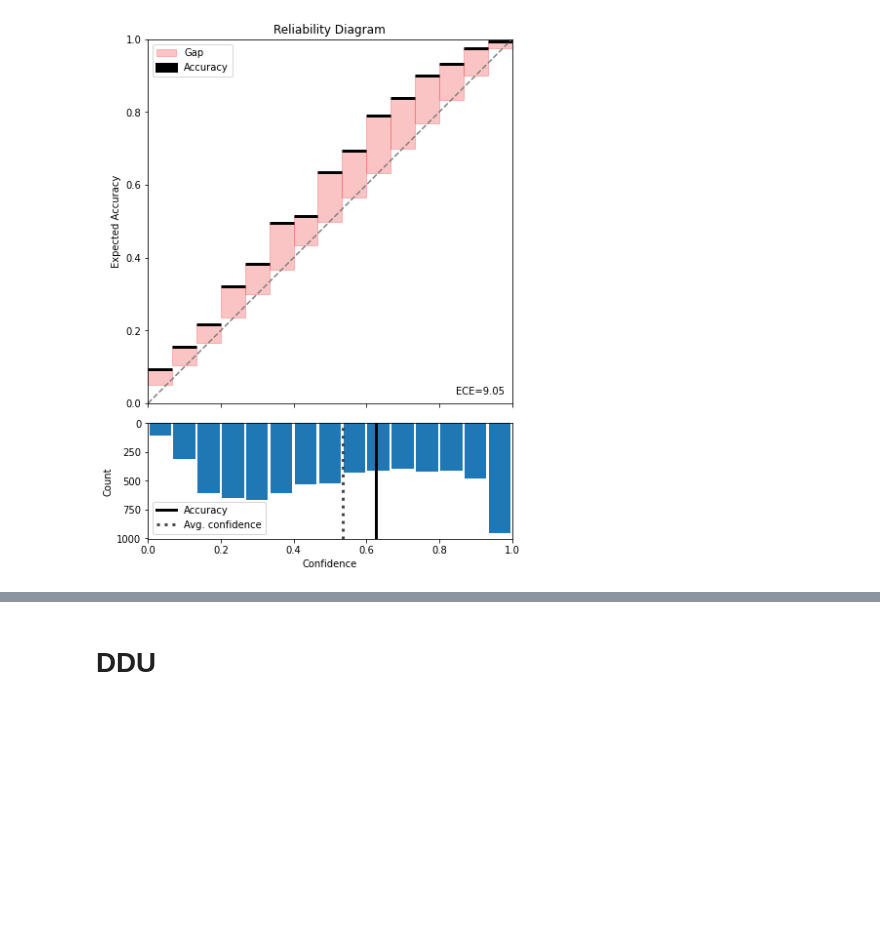
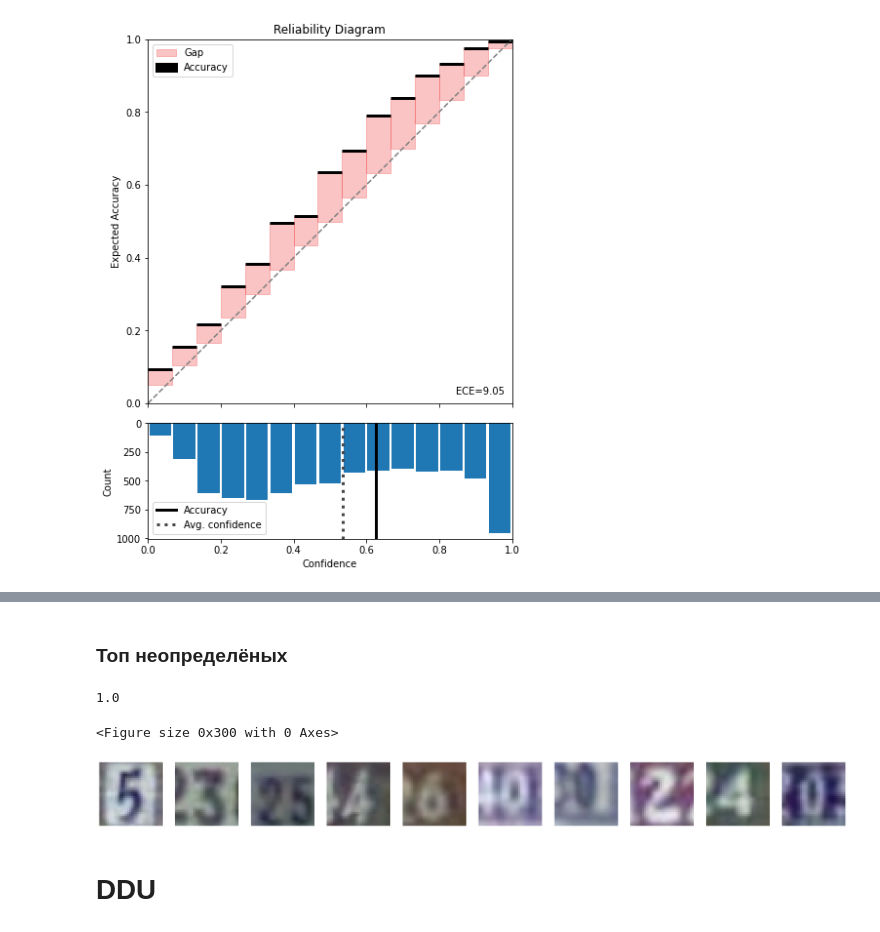
Before and after one commit to nkotelevskii/helpers, a Jupyter notebook: Uncertainty_quantification_seminar.ipynb, the cells around one changed output, grey strips where cells are left out. Cells and saved outputs as stored; diff of their text form; code cells hidden in the pictures; blank space fills up the shorter version.

```diff
--- a/Uncertainty_quantification_seminar.ipynb
+++ b/Uncertainty_quantification_seminar.ipynb
@@ -1159,3 +1169,22 @@ plt.show()
+# %% [markdown]
+### Топ неопределёных
+# %%
+dataset_idxs, within_dataset_idxs = get_extreme_score_indices(
+    scores0=np.array(cifar100_HE_swag) - np.array(cifar100_EH_swag),
+    scores1=np.array(svhn_HE_swag) - np.array(svhn_EH_swag),
+    k=10, extreme='max'
+)
+# %%
+# Какая доля OOD объектов попала в топ k самых неопределённых?
+np.mean(dataset_idxs)
+# %% [output]
+1.0
+# %%
+plot_images(dataset=cifar100_valid, indices=within_dataset_idxs[dataset_idxs==0])
+plot_images(dataset=svhn_valid, indices=within_dataset_idxs[dataset_idxs==1])
+# %% [output]
+<Figure size 0x300 with 0 Axes>
+[figure, added]
 # %%
 RESULTS.append({
     "method": "swag",
```
Also changed, not shown: parts of 28 cells of this notebook, 1 other file.
